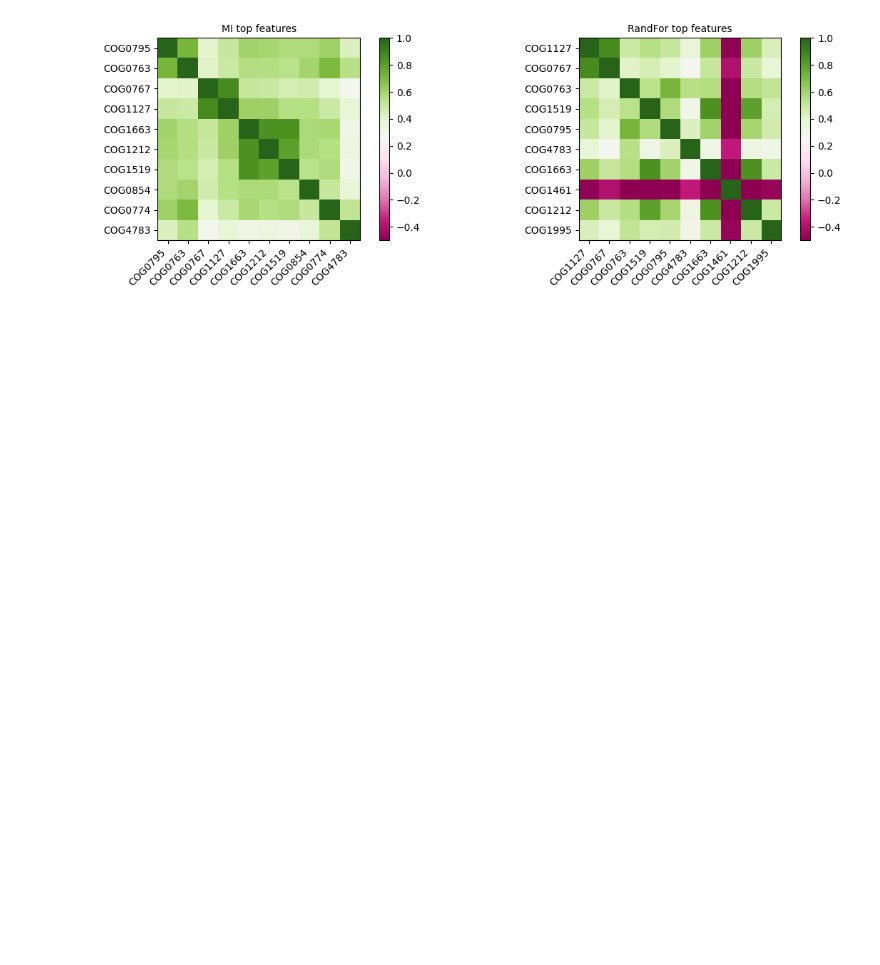
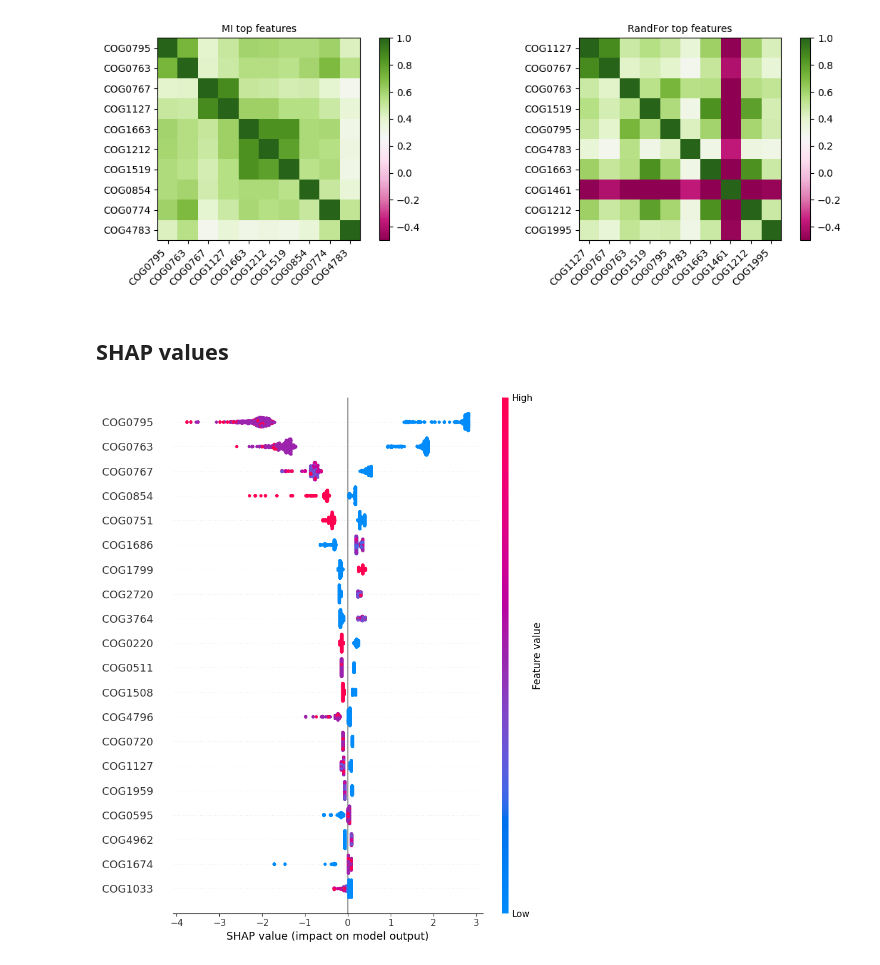
Before and after one commit to oist/gene-context, a Jupyter notebook: jupyter_notebooks/didermy_data.ipynb, the cells around one changed output. Saved outputs shown, nothing was run; the diff lists cells and outputs as text; code cells hidden in the pictures; blank space fills up the shorter version.

```diff
--- a/jupyter_notebooks/didermy_data.ipynb
+++ b/jupyter_notebooks/didermy_data.ipynb
@@ -316,3 +283,34 @@ plt.tight_layout()
 plt.show()
 # %% [output]
 [figure]
+# %% [markdown]
+## SHAP values
+# %%
+import shap
+import numpy as np
+from xgboost import XGBClassifier
+from sklearn.pipeline import make_pipeline
+
+X_val_train, y_label_train, X_column_names_tr = read_diderm_data(data_filename_train, y_filename, device) #{'Diderm': 0, 'Monoderm': 1}
+X_val_test, y_label_test, X_column_names = read_diderm_data(data_filename_test, y_filename, device) #{'Diderm': 0, 'Monoderm': 1}
+
+X_val_train, X_val_test = X_val_train.cpu(), X_val_test.cpu()
+# scaler = MaxAbsScaler()
+# X_train_scaled = scaler.fit_transform(X_val_train)
+# X_val_test_scaled = scaler.fit_transform(X_val_test)
+
+# Train your model
+model = XGBClassifier(n_jobs=THREADS if device == "cpu" else None, tree_method="gpu_hist" if device == "cpu" else "hist")
+model.fit(X_val_train, y_label_train.cpu());
+# %%
+# Create SHAP Explainer
+explainer = shap.TreeExplainer(model)
+
+# Compute SHAP values for training & test set
+shap_values_train = explainer.shap_values(X_val_train)
+shap_values_test = explainer.shap_values(X_val_test)
+
+# Visualize feature importance
+shap.summary_plot(shap_values_train, X_val_train, feature_names=X_column_names_tr)  # Summary plot
+# %% [output]
+[figure, added]
```
Also changed, not shown: parts of 15 cells of this notebook, 1 other file.
